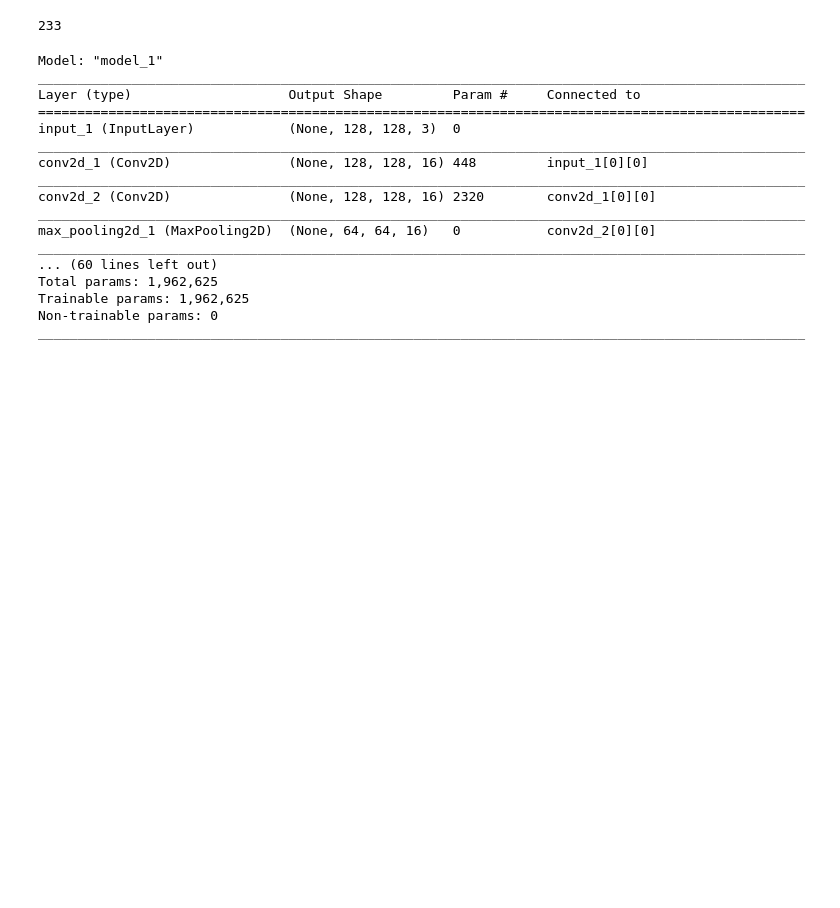
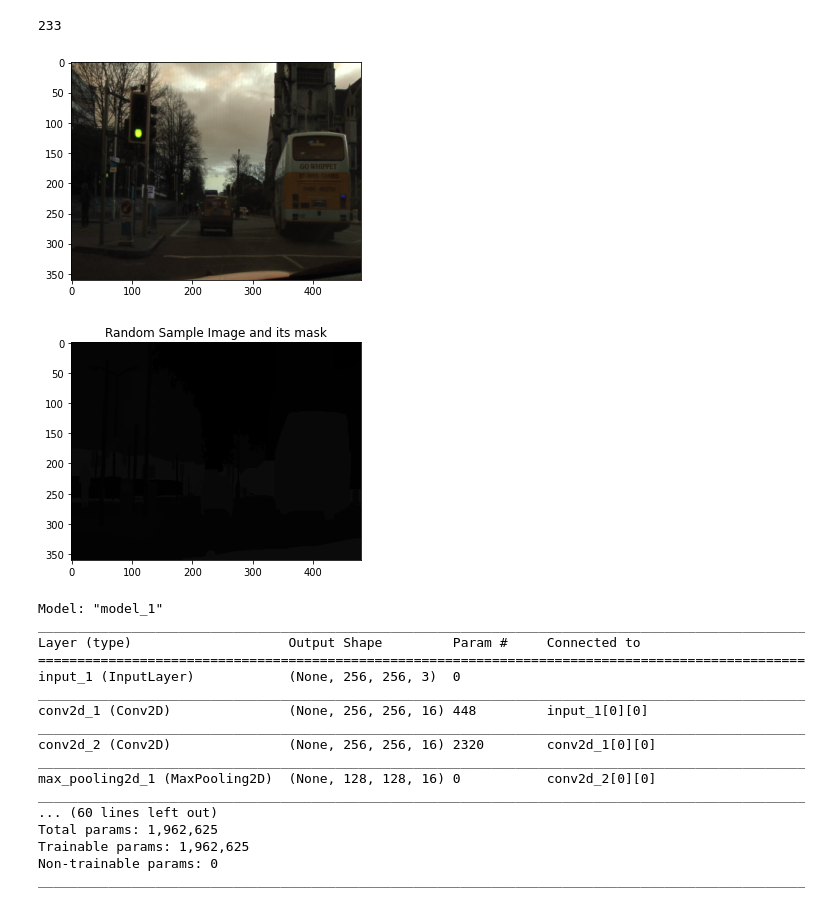
Before and after one commit to Preetesh21/U-Net, a Jupyter notebook: Failed_instance_segmentation.ipynb, the cells around one changed output. Drawn from its saved outputs; the diff is of its cells as text; code cells hidden in the pictures; blank space fills up the shorter version.

```diff
--- a/Failed_instance_segmentation.ipynb
+++ b/Failed_instance_segmentation.ipynb
@@ -101,6 +109,19 @@ plt.show()
 len(os.listdir(os.path.join('test')))
 # %% [output]
 233
+# %%
+# visualize the data
+img = cv2.imread('train/'+os.listdir(os.path.join('train'))[10])
+plt.imshow(img, cmap='seismic', interpolation='bilinear')
+plt.show()
+
+msk = cv2.imread('trainannot/'+os.listdir(os.path.join('trainannot'))[10])
+plt.imshow(msk, cmap='seismic')
+plt.title('Random Sample Image and its mask')
+plt.show()
+# %% [output]
+[figure, added]
+[figure, added]
 # %%
 X_train=[]
 Y_train=[]
@@ -202,7 +223,7 @@ def UNet():
     return model
 # %%
 import keras
-image_size=128
+image_size=256
 model = UNet()
 model.compile(optimizer="adam", loss="binary_crossentropy", metrics=["acc"])
 model.summary()
@@ -211,13 +232,13 @@ Model: "model_1"
 __________________________________________________________________________________________________
 Layer (type)                    Output Shape         Param #     Connected to
 ==================================================================================================
-input_1 (InputLayer)            (None, 128, 128, 3)  0
+input_1 (InputLayer)            (None, 256, 256, 3)  0
 __________________________________________________________________________________________________
-conv2d_1 (Conv2D)               (None, 128, 128, 16) 448         input_1[0][0]
+conv2d_1 (Conv2D)               (None, 256, 256, 16) 448         input_1[0][0]
 __________________________________________________________________________________________________
-conv2d_2 (Conv2D)               (None, 128, 128, 16) 2320        conv2d_1[0][0]
+conv2d_2 (Conv2D)               (None, 256, 256, 16) 2320        conv2d_1[0][0]
 __________________________________________________________________________________________________
-max_pooling2d_1 (MaxPooling2D)  (None, 64, 64, 16)   0           conv2d_2[0][0]
+max_pooling2d_1 (MaxPooling2D)  (None, 128, 128, 16) 0           conv2d_2[0][0]
 __________________________________________________________________________________________________
 ... (60 lines left out)
 Total params: 1,962,625
```
Also changed, not shown: parts of 22 cells of this notebook.
